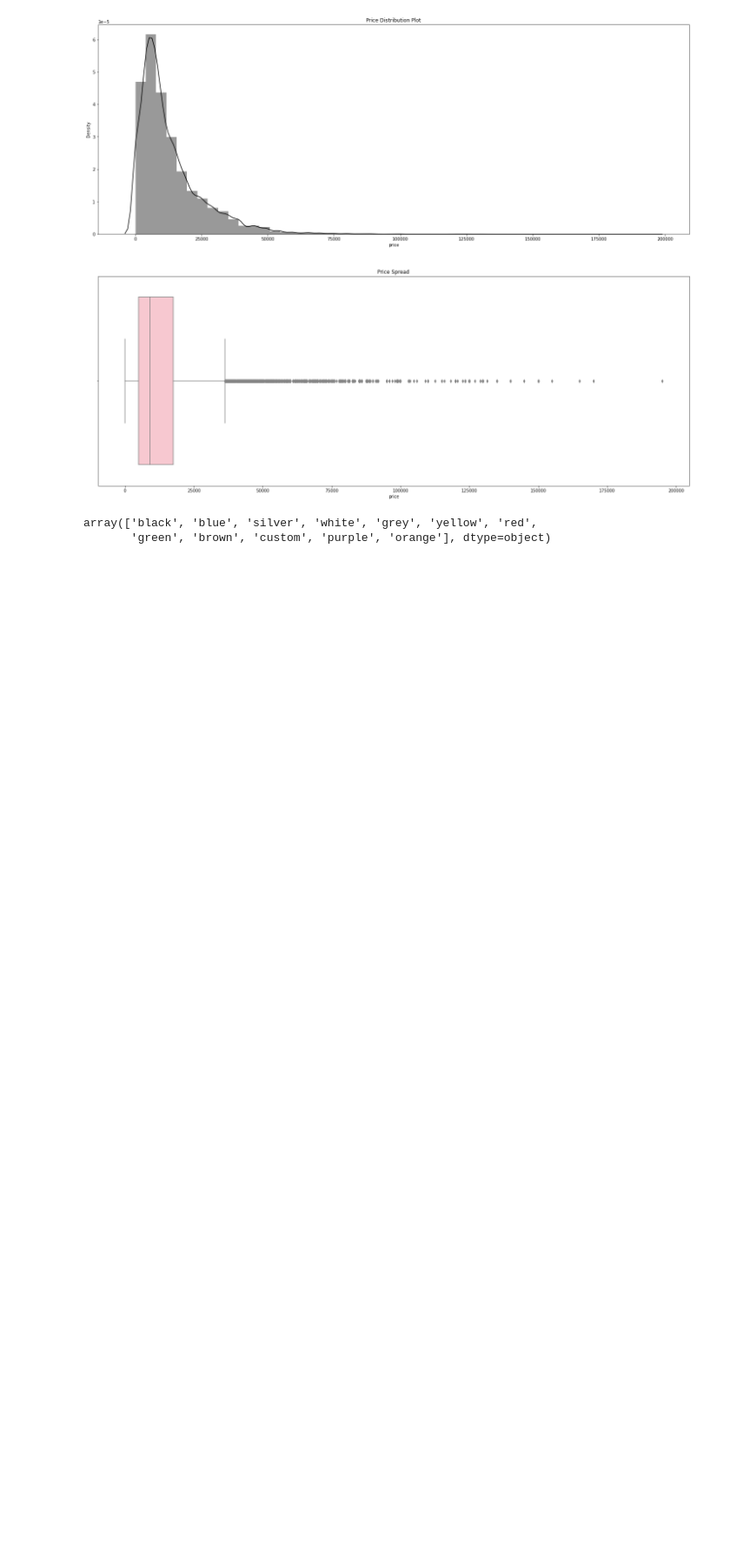
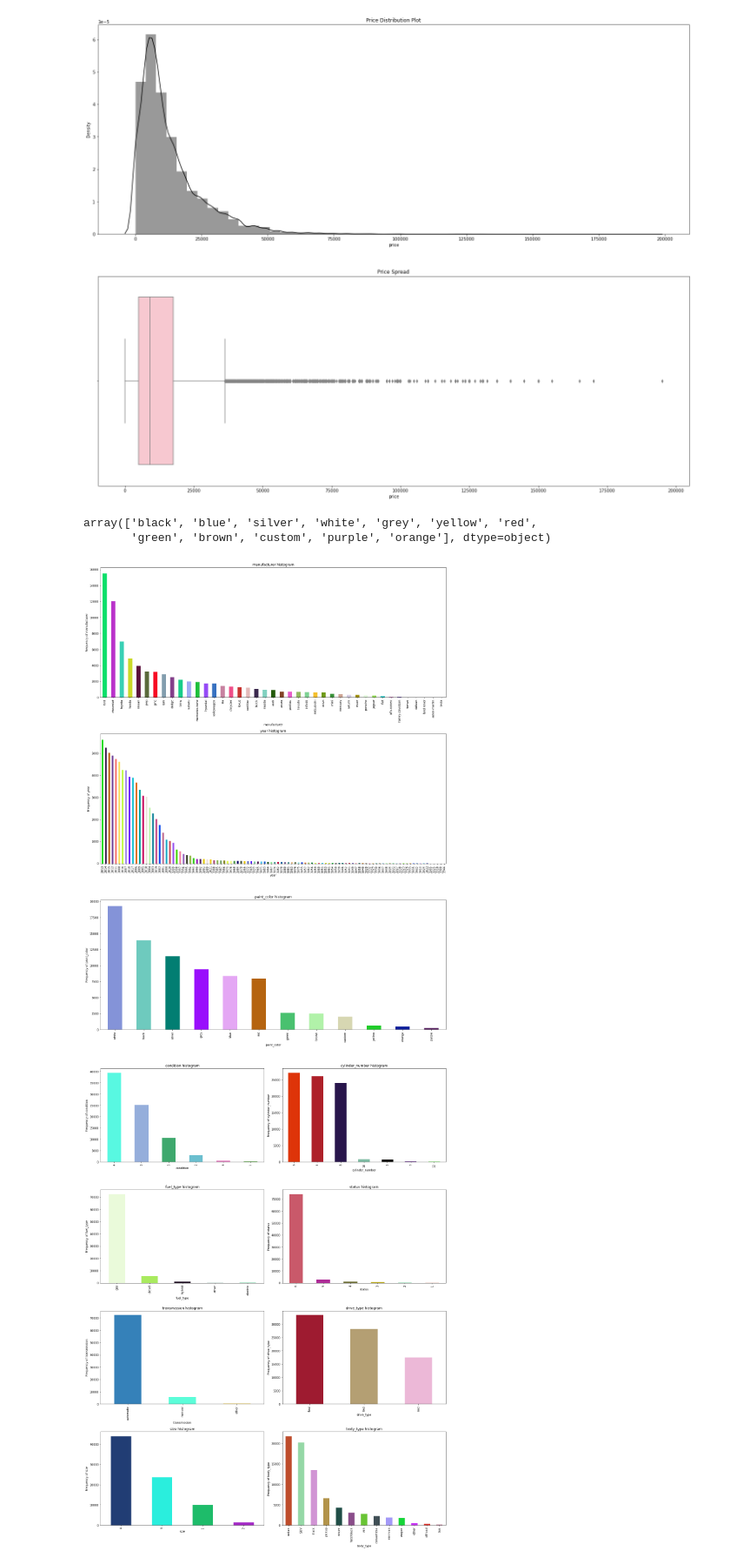
Before and after one commit to susmitds/Predictive-Automobile-Valuation-Analysis-for-Urban-Open-Markets-US-using-Machine-Learning, a Jupyter notebook: UsedCarPrediction.ipynb, the cells around one changed output. Shown at 87% size. Cells and saved outputs as stored; diff of their text form; code cells hidden in the pictures; blank space fills up the shorter version.

Commit message:
Fixed plotting functions.

```diff
--- a/UsedCarPrediction.ipynb
+++ b/UsedCarPrediction.ipynb
@@ -467,0 +500,33 @@ price_comp('odometer_reading',100)
+# %%
+def price_graph(g,double_col,x_size,y_size,var_list,mod):
+    plt.figure(figsize=(x_size,y_size))
+    if type(var_list) is list:
+        for i in range(len(var_list)):
+            if double_col==0:
+                plt.subplot(len(var_list),1,i+1)
+            elif double_col==1:
+                plt.subplot(int(np.ceil(len(var_list)/2)),2,i+1)
+            draw(g,var_list[i],mod,i)
+    else:
+        draw(g,var_list,mod,0)
+def draw(g,var,mod,i):
+    z=(mod[i] if len(mod)>=i else mod[0]) if (type(mod) is list) else mod
+    if g=='hist':
+        plt.title(var+' histogram')
+        (car[var].value_counts().plot(kind='bar', color=np.random.rand(len(car[var]),3))).set(xlabel = var, ylabel='Frequency of '+var)
+    elif g=='line':
+        plt.title(var+' vs price')
+        sns.lineplot(x=car[car[var]<=np.percentile(car[var],z)][var],y=car['price'],color=np.random.rand(3,))
+    elif g=='box':
+        plt.title(var+' price spread')
+        sns.boxplot(x=car[var],y=car['price'], palette=(z))
+    elif g=='bar':
+        plt.title(var+' mean price')
+        ((car.groupby([var])['price'].mean().sort_values(ascending = False)).plot.bar(color=np.random.rand(len(car[var]),3))).set(xlabel = var, ylabel='Mean price of '+var)
+    plt.tight_layout()
+# %%
+price_graph('hist',0,18,24,['manufacturer','year','paint_color'],0)
+price_graph('hist',1,18,24,['condition','cylinder_number','fuel_type','status','transmission','drive_type','size','body_type'],0)
+# %% [output]
+[figure, added]
+[figure, added]
```
Also changed, not shown: parts of 33 cells of this notebook.
